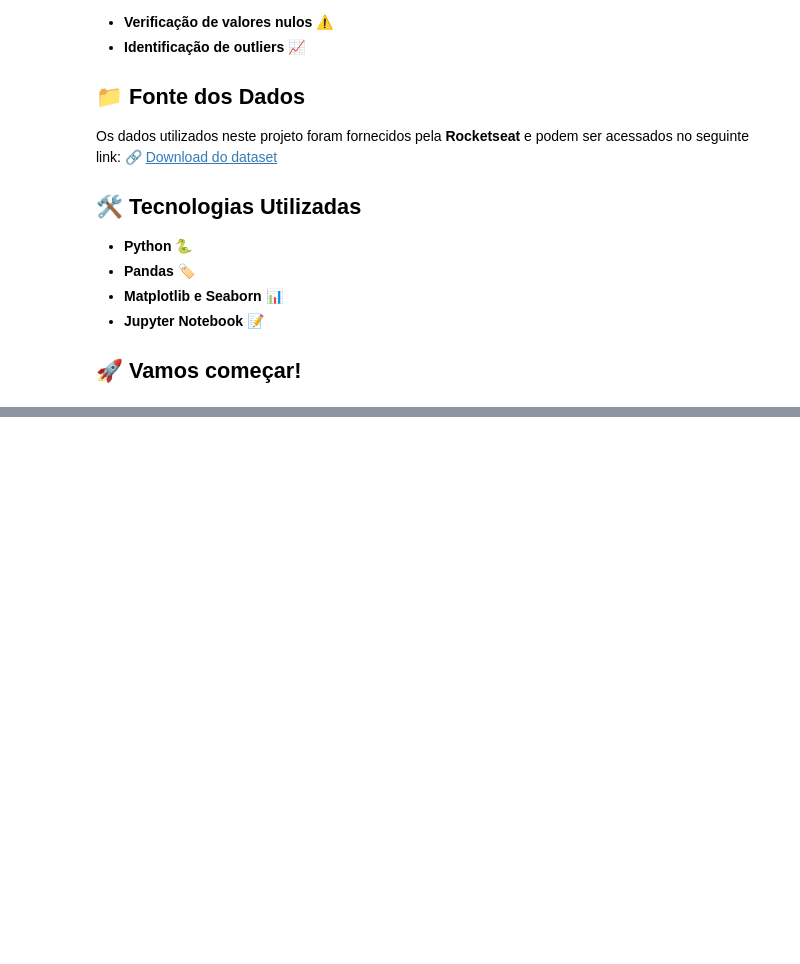
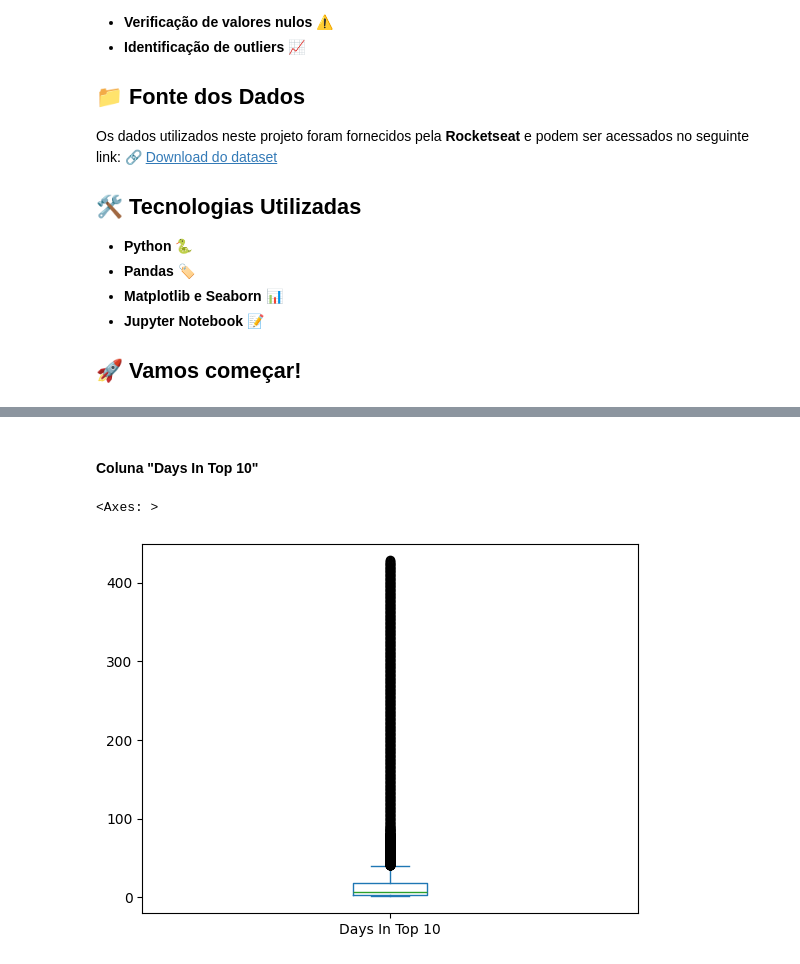
Before and after one commit to matheusvazdata/ia-desafio-aed, a Jupyter notebook: notebooks/aed_netflix.ipynb, the cells around one changed output, grey strips where cells are left out. Drawn from its saved outputs; the diff is of its cells as text; code cells hidden in the pictures; blank space fills up the shorter version.

```diff
--- a/notebooks/aed_netflix.ipynb
+++ b/notebooks/aed_netflix.ipynb
@@ -30,0 +207,8 @@ import pandas as pd
+# %% [markdown]
+#### Coluna "Days In Top 10"
+# %%
+# Identificação de outliers da coluna "Viewership Score"
+df['Days In Top 10'].plot(kind='box')
+# %% [output]
+<Axes: >
+[figure, added]
```
Also changed, not shown: parts of 40 cells of this notebook, 3 other files.
